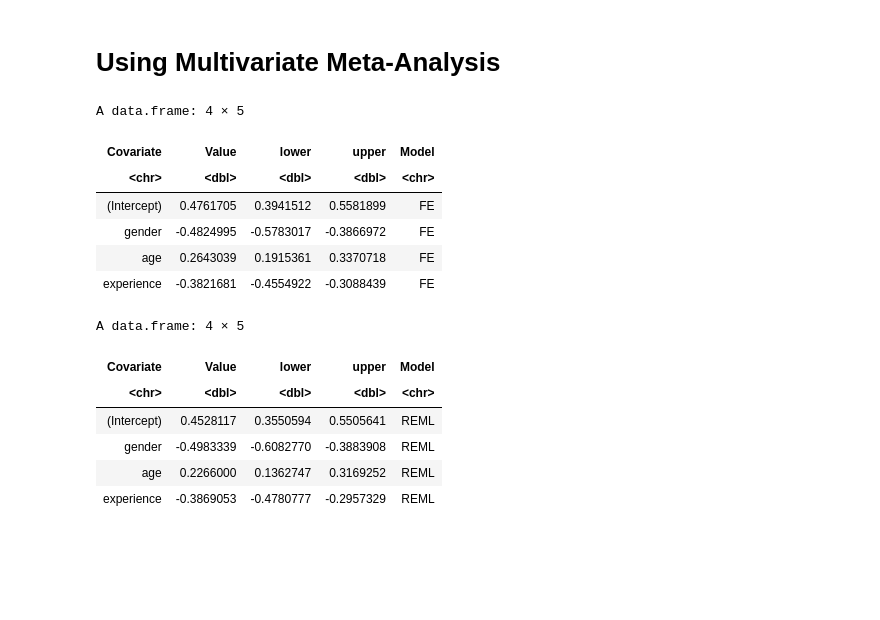
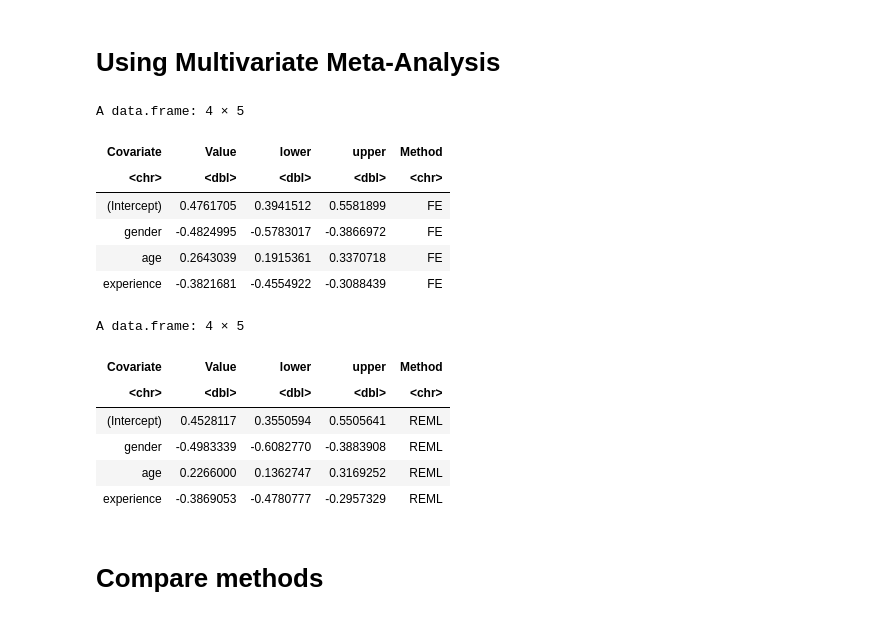
Before and after one commit to lisa-gm/confeR, a Jupyter notebook: notebook.ipynb, the cells around one changed output. Cells and saved outputs as stored; diff of their text form; code cells hidden in the pictures; blank space fills up the shorter version.

```diff
--- a/notebook.ipynb
+++ b/notebook.ipynb
@@ -167,22 +184,24 @@ se_list <- res_local$se_list
 cov_list <- res_local$cov_list
 # %%
 # Meta-analyse GLM parameters
-results_meta_mv_fe <- fn$fit_mv_meta_fixed(coef_list, cov_list)
-results_meta_mv_fe
-results_meta_mv_reml <- fn$fit_mv_meta_random(coef_list, cov_list, method="REML")
-results_meta_mv_reml
+df_meta_mv_fe <- fn$fit_mv_meta_fixed(coef_list, cov_list)
+df_meta_mv_fe
+df_meta_mv_reml <- fn$fit_mv_meta_random(coef_list, cov_list, method="REML")
+df_meta_mv_reml
 # %% [output]
 A data.frame: 4 × 5
-| Covariate | Value | lower | upper | Model |
+| Covariate | Value | lower | upper | Method |
 | <chr> | <dbl> | <dbl> | <dbl> | <chr> |
 | (Intercept) | 0.4761705 | 0.3941512 | 0.5581899 | FE |
 | gender | -0.4824995 | -0.5783017 | -0.3866972 | FE |
 | age | 0.2643039 | 0.1915361 | 0.3370718 | FE |
 | experience | -0.3821681 | -0.4554922 | -0.3088439 | FE |
 A data.frame: 4 × 5
-| Covariate | Value | lower | upper | Model |
+| Covariate | Value | lower | upper | Method |
 | <chr> | <dbl> | <dbl> | <dbl> | <chr> |
 | (Intercept) | 0.4528117 | 0.3550594 | 0.5505641 | REML |
 | gender | -0.4983339 | -0.6082770 | -0.3883908 | REML |
 | age | 0.2266000 | 0.1362747 | 0.3169252 | REML |
 | experience | -0.3869053 | -0.4780777 | -0.2957329 | REML |
+# %% [markdown]
+# Compare methods
```
Also changed, not shown: parts of 4 cells of this notebook, 2 other files.
